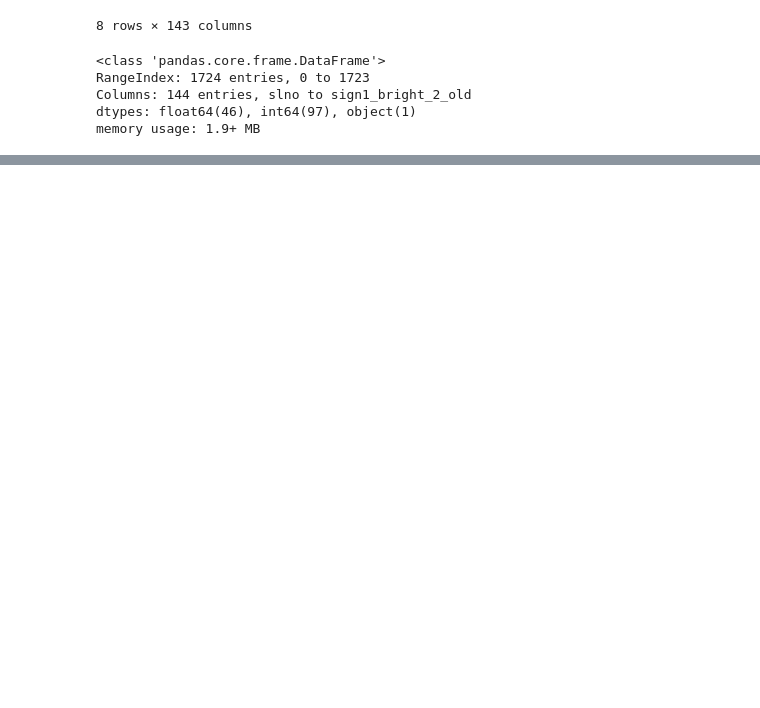
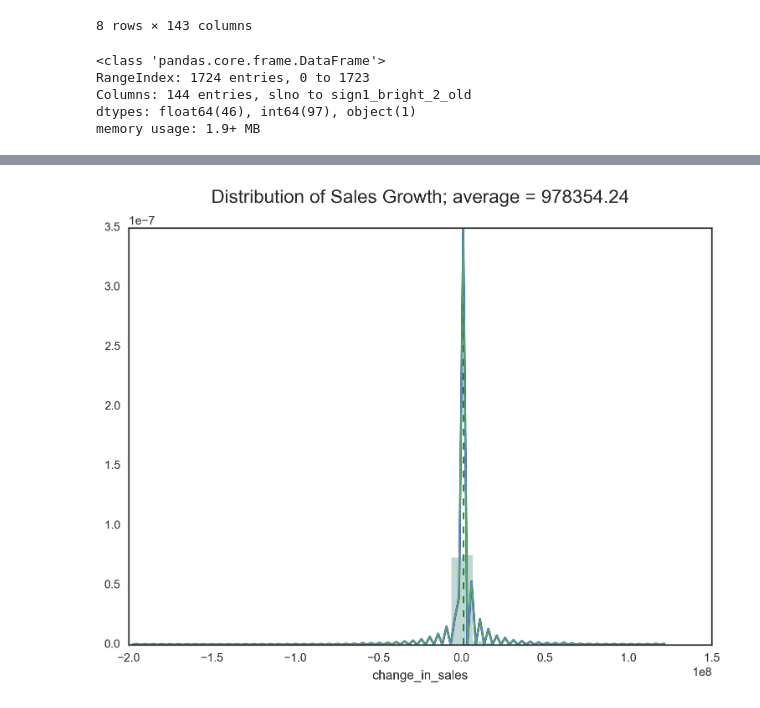
Before and after one commit to sjmanning/ECON628-01-sjmanning, a Jupyter notebook: Project_2_Bangladesh.ipynb, the cells around one changed output, grey strips where cells are left out. Cells and saved outputs as stored; diff of their text form; code cells hidden in the pictures; blank space fills up the shorter version.

```diff
--- a/Project_2_Bangladesh.ipynb
+++ b/Project_2_Bangladesh.ipynb
@@ -341,0 +559,4 @@ bang1['change_in_wrkrs_py'] = (bang1['current_num_tot_workers'] - bang1['tot_num
+# %%
+histogram_plotter("Sales Growth", bang1.change_in_sales)
+# %% [output]
+[figure, added]
```
Also changed, not shown: parts of 121 cells of this notebook.
